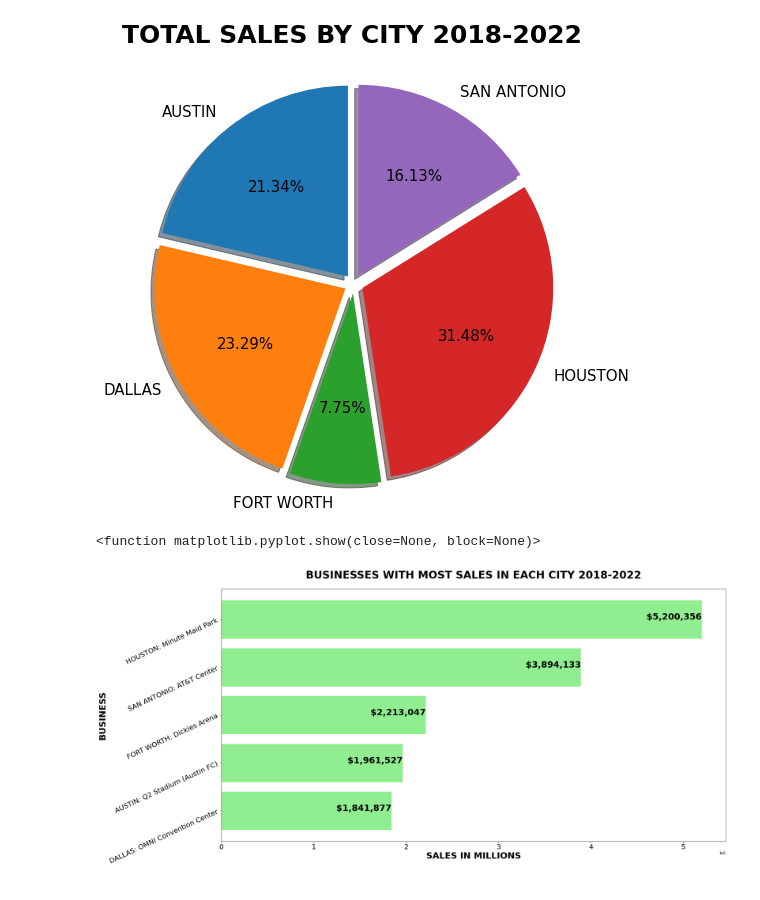
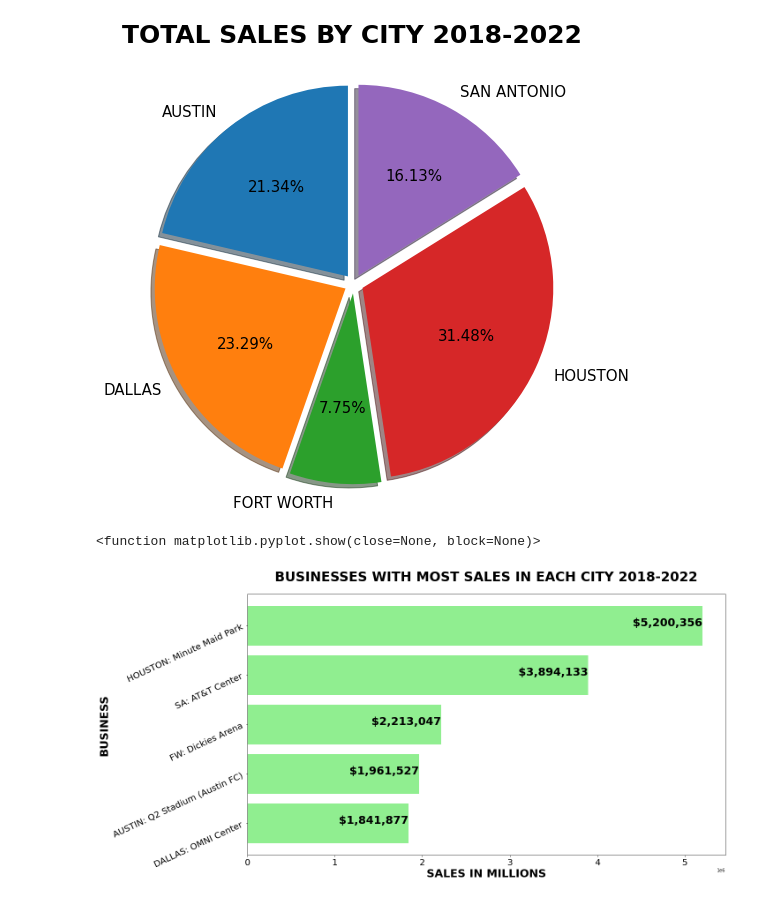
Before and after one commit to DJAMES152/project1, a Jupyter notebook: Untitled.ipynb, the cells around one changed output. Cells and saved outputs as stored; diff of their text form; code cells hidden in the pictures.

```diff
--- a/Untitled.ipynb
+++ b/Untitled.ipynb
@@ -156,33 +156,34 @@ fwtotalmax = clean_df.loc[clean_df["Total Receipts"]==2213047]
 houstontotalmax = clean_df.loc[clean_df["Total Receipts"]==5200356]
 satotalmax = clean_df.loc[clean_df["Total Receipts"]==3894133]
 # %%
-x = np.array(["AUSTIN: Q2 Stadium (Austin FC)", "DALLAS: OMNI Convention Center", "FORT WORTH: Dickies Arena", "HOUSTON: Minute Maid Park", "SAN ANTONIO: AT&T Center"])
+x = np.array(["AUSTIN: Q2 Stadium (Austin FC)", "DALLAS: OMNI Center", "FW: Dickies Arena", "HOUSTON: Minute Maid Park", "SA: AT&T Center"])
 y = np.array([1961527, 1841877, 2213047, 5200356, 3894133])
 
 totalmax_df = pd.DataFrame({"LOCATION NAME":x, "TOTAL SALES":y})
 sorted = totalmax_df.sort_values(by=["TOTAL SALES"], ascending=True)
 
 plt.title("BUSINESSES WITH MOST SALES IN EACH CITY 2018-2022", fontsize=30, pad=30, weight="bold")
 plt.xlabel("SALES IN MILLIONS",fontsize=25, weight="bold")
 plt.ylabel("BUSINESS",fontsize=25, weight="bold")
 plt.barh(sorted["LOCATION NAME"], sorted["TOTAL SALES"], height = 0.8, color="lightgreen")
 plt.xticks(fontsize=20)
 plt.yticks(fontsize=20, rotation="25")
 
-plt.subplots_adjust(top = 1, bottom = 0, right = 1, left = 0,
-            hspace = 0, wspace = 0)
-
 for index, value in enumerate(sorted["TOTAL SALES"]):
     plt.text(value, index, f'${value:,}', fontsize=25, ha="right", weight="bold")
 
 fig=plt.gcf()
 fig.set_size_inches(20,10)
+
+fig.tight_layout()
+plt.savefig('output.png', dpi=300)
+
 plt.savefig("maxsalesbycitybar.png")
 
 plt.show
 # %% [output]
 <function matplotlib.pyplot.show(close=None, block=None)>
-[figure, old version]
+[figure, new version]
 # %%
 liquormaxcity = city_group["Liquor Receipts"].max()
 # %%
```
Also changed, not shown: 6 other files.
